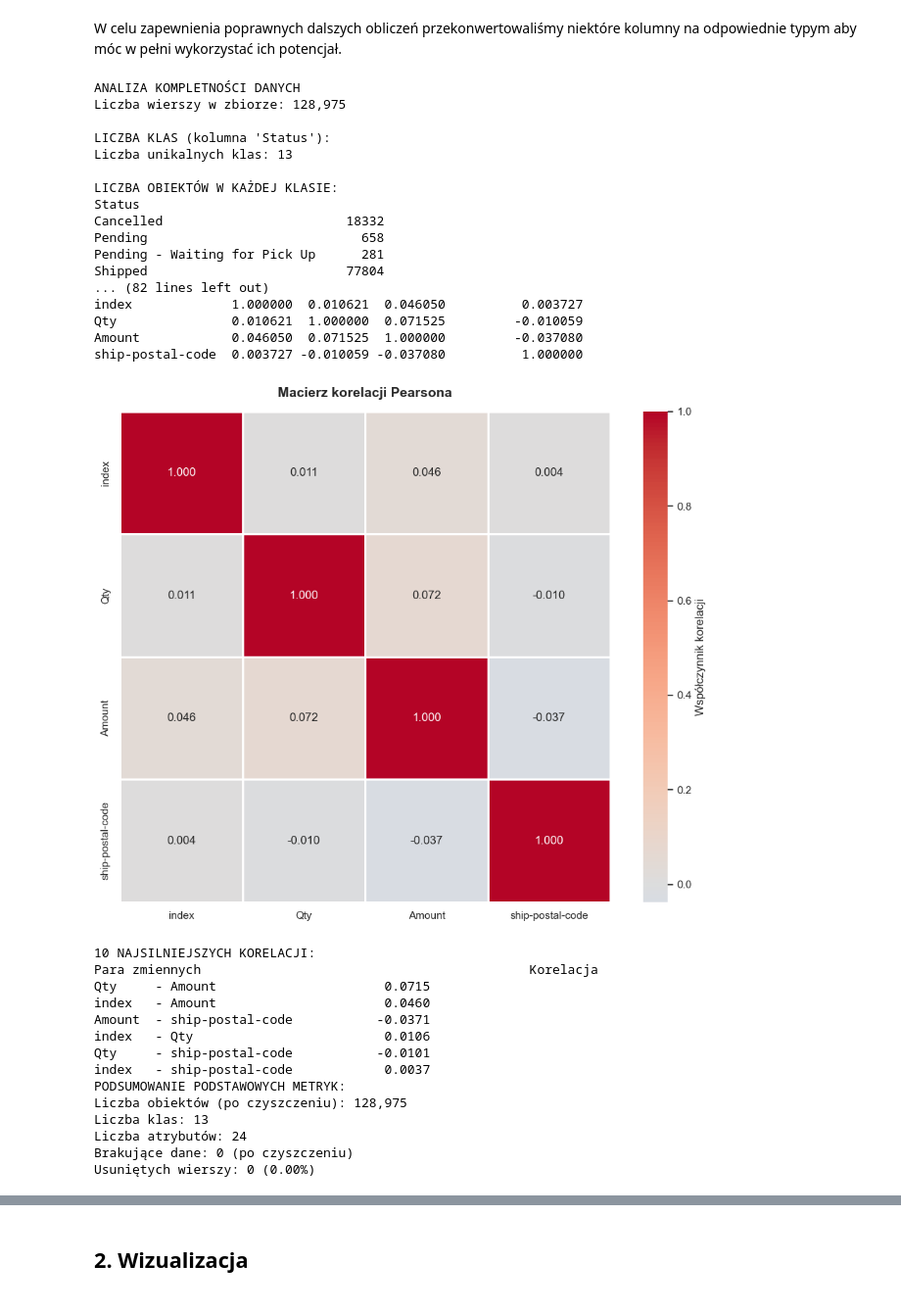
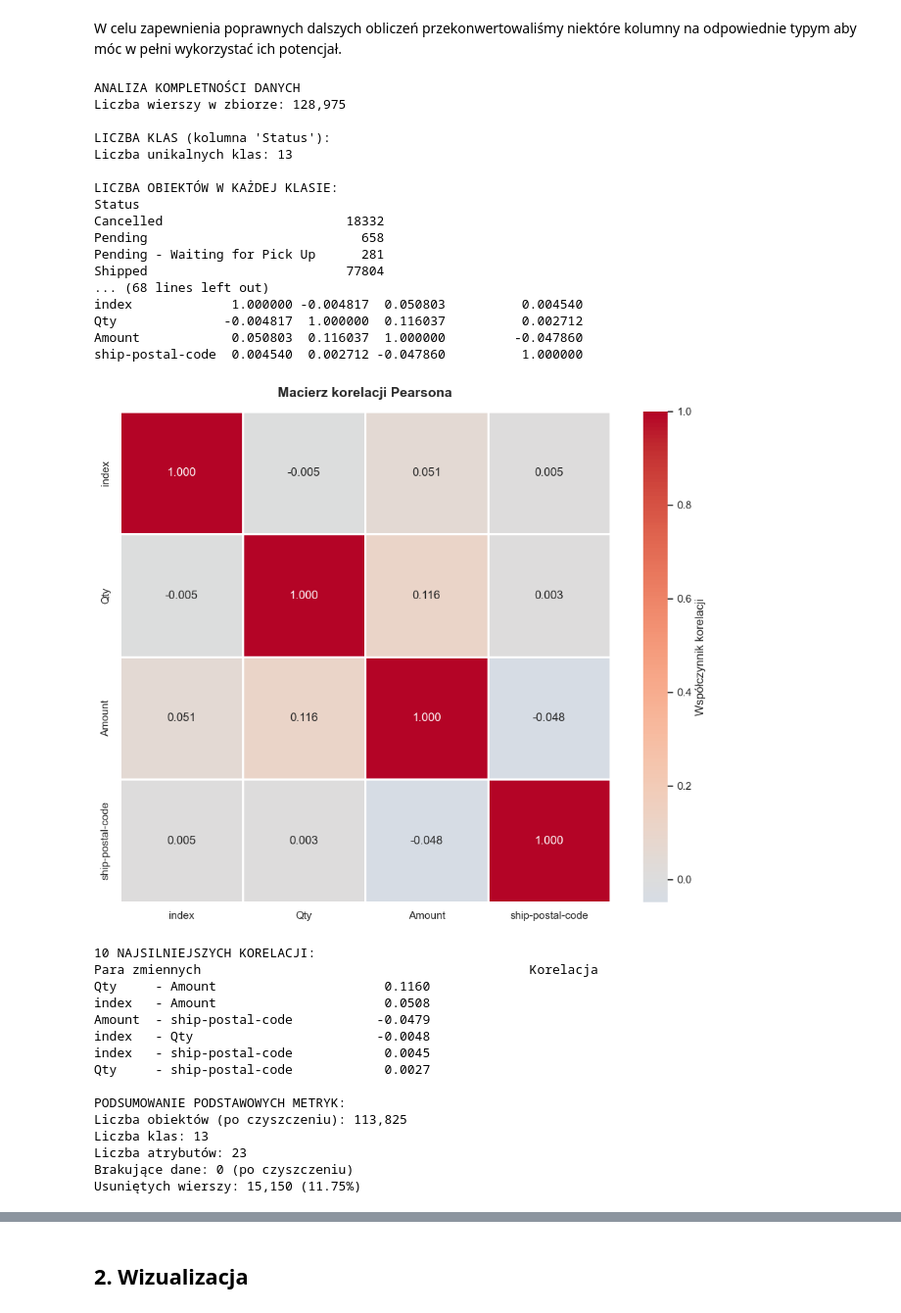
Before and after one commit to Olaf1001/E-commerce-dataset-analysis, a Jupyter notebook: Analiza.ipynb, the cells around one changed output, grey strips where cells are left out. Shown at 98% size. Cells and saved outputs as stored; diff of their text form; code cells hidden in the pictures.

```diff
--- a/Analiza.ipynb
+++ b/Analiza.ipynb
@@ -162,8 +162,23 @@ if 'Unnamed: 22' in df.columns:
     df = df.drop(columns=['Unnamed: 22'])
     print("Usunięto kolumnę 'Unnamed: 22'")
 
+if 'fulfilled-by' in df.columns:
+    df = df.drop(columns=['fulfilled-by'])
+    print("Usunięto kolumnę 'fulfilled-by'")
+
+rows_before = len(df)
+df = df[df['Qty'] > 0]
+print(f"Usunięto {rows_before - len(df):,} wierszy z Qty = 0")
+
+rows_before = len(df)
+df = df[df['Amount'] > 0]
+print(f"Usunięto {rows_before - len(df):,} wierszy z Amount = 0")
+
+rows_before = len(df)
+df = df.dropna(subset=['Amount', 'currency'])
+print(f"Usunięto {rows_before - len(df):,} wierszy z brakami w Amount/currency")
+
 cols_to_fill = {
-    'fulfilled-by': 'Unknown',
     'promotion-ids': 'No Promotion',
     'Courier Status': 'Not Available',
     'ship-postal-code': 0,
@@ -179,20 +194,10 @@ for col, fill_value in cols_to_fill.items():
             df[col] = df[col].fillna(fill_value)
             print(f"Uzupełniono {filled_count:,} braków w '{col}'")
 
-if 'currency' in df.columns and df['currency'].isnull().sum() > 0:
-    most_common_currency = df['currency'].mode()[0]
-    filled_count = df['currency'].isnull().sum()
-    df['currency'] = df['currency'].fillna(most_common_currency)
-    print(f"Uzupełniono {filled_count:,} braków w 'currency' wartością '{most_common_currency}'")
-
-if 'Amount' in df.columns and df['Amount'].isnull().sum() > 0:
-    median_amount = df['Amount'].median()
-    filled_count = df['Amount'].isnull().sum()
-    df['Amount'] = df['Amount'].fillna(median_amount)
-    print(f"Uzupełniono {filled_count:,} braków w 'Amount' medianą ({median_amount:.2f})")
-
 critical_cols = ['Status', 'Qty']
+rows_before = len(df)
 df = df.dropna(subset=critical_cols)
+print(f"Usunięto {rows_before - len(df):,} wierszy z brakami w kolumnach krytycznych")
 
 new_rows = len(df)
 removed_rows = original_rows - new_rows
@@ -208,7 +213,7 @@ print(f"Pozostałe brakujące wartości: {remaining_missing}")
 if remaining_missing == 0:
     print("Wszystkie brakujące wartości zostały obsłużone.")
 
-print("ŚREDNIE I ODCHYLENIA STANDARDOWE")
+print("\nŚREDNIE I ODCHYLENIA STANDARDOWE")
 
 numeric_cols = df.select_dtypes(include=[np.number]).columns.tolist()
 
@@ -229,7 +234,7 @@ if len(numeric_cols) > 0:
 else:
     print("\nBrak zmiennych numerycznych w zbiorze danych")
 
-print("KORELACJE MIĘDZY ZMIENNYMI NUMERYCZNYMI")
+print("\nKORELACJE MIĘDZY ZMIENNYMI NUMERYCZNYMI")
 
 if len(numeric_cols) > 1:
     correlation_matrix = df[numeric_cols].corr()
@@ -258,55 +263,56 @@ if len(numeric_cols) > 1:
     corr_pairs_sorted = sorted(corr_pairs, key=lambda x: abs(x[2]), reverse=True)
 
     print(f"{'Para zmiennych':<55} {'Korelacja':>10}")
     for col1, col2, corr in corr_pairs_sorted[:10]:
         print(f"{col1:7s} - {col2:25s}  {corr:7.4f}")
 
 elif len(numeric_cols) == 1:
     print(f"\nTylko jedna zmienna numeryczna ({numeric_cols[0]})")
     print("Korelacja wymaga co najmniej dwóch zmiennych numerycznych")
 else:
     print("\nBrak zmiennych numerycznych, nie można obliczyć korelacji")
 
-print("PODSUMOWANIE PODSTAWOWYCH METRYK:")
+print("\nPODSUMOWANIE PODSTAWOWYCH METRYK:")
 
 print(f"Liczba obiektów (po czyszczeniu): {len(df):,}")
 print(f"Liczba klas: {num_classes if target_column in df.columns else 'N/A'}")
-print(f"Liczba atrybutów: {num_attributes}")
+print(f"Liczba atrybutów: {df.shape[1]}")
 print(f"Brakujące dane: {df.isnull().sum().sum()} (po czyszczeniu)")
 print(f"Usuniętych wierszy: {removed_rows:,} ({removed_percent:.2f}%)")
 # %% [output]
 ANALIZA KOMPLETNOŚCI DANYCH
 Liczba wierszy w zbiorze: 128,975
 
 LICZBA KLAS (kolumna 'Status'):
 Liczba unikalnych klas: 13
 
 LICZBA OBIEKTÓW W KAŻDEJ KLASIE:
 Status
 Cancelled                        18332
 Pending                            658
 Pending - Waiting for Pick Up      281
 Shipped                          77804
-... (82 lines left out)
-index             1.000000  0.010621  0.046050          0.003727
-Qty               0.010621  1.000000  0.071525         -0.010059
-Amount            0.046050  0.071525  1.000000         -0.037080
-ship-postal-code  0.003727 -0.010059 -0.037080          1.000000
+... (68 lines left out)
+index             1.000000 -0.004817  0.050803          0.004540
+Qty              -0.004817  1.000000  0.116037          0.002712
+Amount            0.050803  0.116037  1.000000         -0.047860
+ship-postal-code  0.004540  0.002712 -0.047860          1.000000
-[figure, old version]
+[figure, new version]
 10 NAJSILNIEJSZYCH KORELACJI:
 Para zmiennych                                           Korelacja
-Qty     - Amount                      0.0715
-index   - Amount                      0.0460
-Amount  - ship-postal-code           -0.0371
-index   - Qty                         0.0106
-Qty     - ship-postal-code           -0.0101
-index   - ship-postal-code            0.0037
+Qty     - Amount                      0.1160
+index   - Amount                      0.0508
+Amount  - ship-postal-code           -0.0479
+index   - Qty                        -0.0048
+index   - ship-postal-code            0.0045
+Qty     - ship-postal-code            0.0027
+
 PODSUMOWANIE PODSTAWOWYCH METRYK:
-Liczba obiektów (po czyszczeniu): 128,975
+Liczba obiektów (po czyszczeniu): 113,825
 Liczba klas: 13
-Liczba atrybutów: 24
+Liczba atrybutów: 23
 Brakujące dane: 0 (po czyszczeniu)
-Usuniętych wierszy: 0 (0.00%)
+Usuniętych wierszy: 15,150 (11.75%)
 # %% [markdown]
 Zbiór składa się z ponad 128tys. obserwacji, co wskazuje na dużą skalę danych sprzedażowych.
 
```
Also changed, not shown: parts of 4 cells of this notebook.
